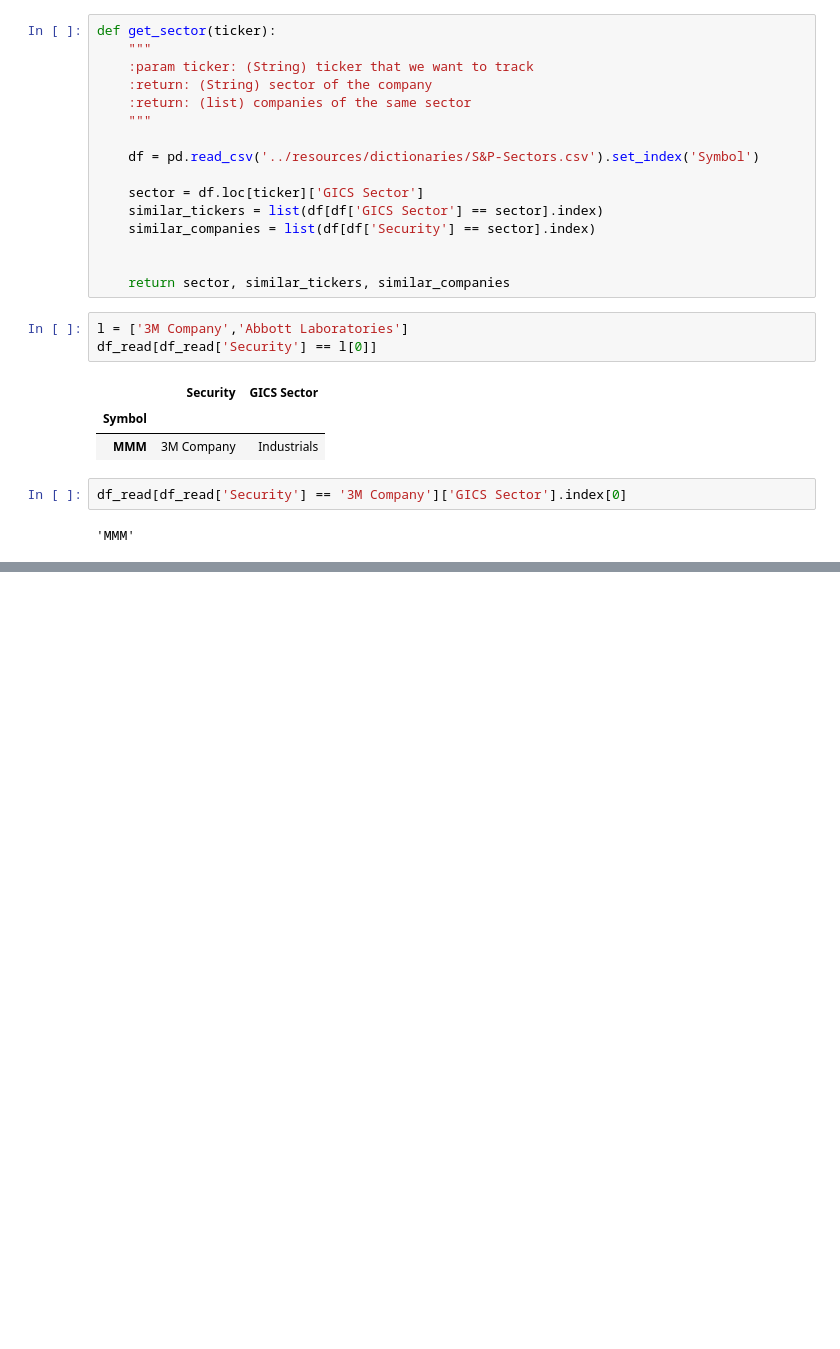
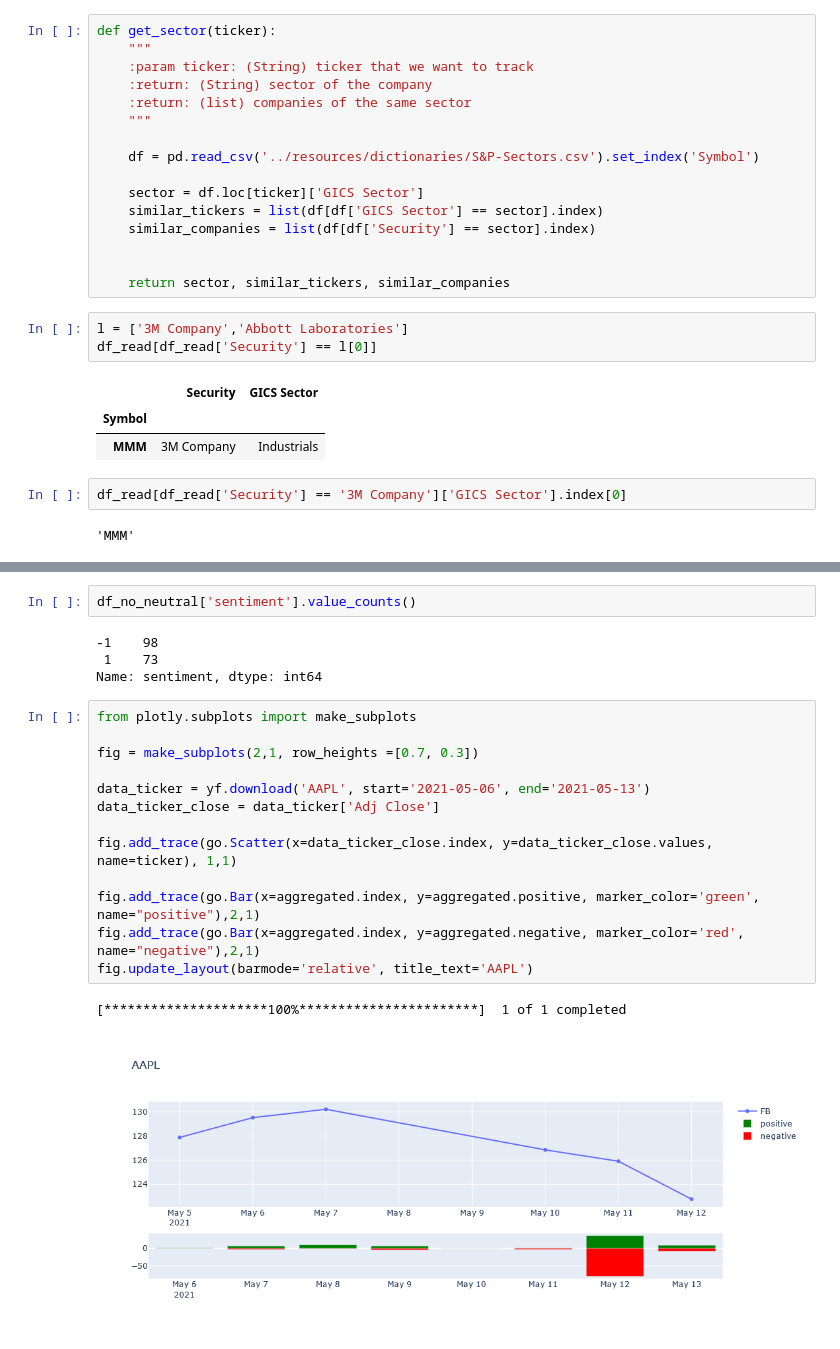
Before and after one commit to stAItuned/financial-sentiment-analysis, a Jupyter notebook: notebooks/yahoo_finance.ipynb, the cells around one changed output, grey strips where cells are left out. Drawn from its saved outputs; the diff is of its cells as text; blank space fills up the shorter version.

Commit message:
Plot - Sentiment and Stock trends

```diff
--- a/notebooks/yahoo_finance.ipynb
+++ b/notebooks/yahoo_finance.ipynb
@@ -169,0 +212,22 @@ df_read[df_read['Security'] == '3M Company']['GICS Sector'].index[0]
+# %%
+df_no_neutral['sentiment'].value_counts()
+# %% [output]
+-1    98
+ 1    73
+Name: sentiment, dtype: int64
+# %%
+from plotly.subplots import make_subplots
+
+fig = make_subplots(2,1, row_heights =[0.7, 0.3])
+
+data_ticker = yf.download('AAPL', start='2021-05-06', end='2021-05-13')
+data_ticker_close = data_ticker['Adj Close']
+
+fig.add_trace(go.Scatter(x=data_ticker_close.index, y=data_ticker_close.values, name=ticker), 1,1)
+
+fig.add_trace(go.Bar(x=aggregated.index, y=aggregated.positive, marker_color='green', name="positive"),2,1)
+fig.add_trace(go.Bar(x=aggregated.index, y=aggregated.negative, marker_color='red', name="negative"),2,1)
+fig.update_layout(barmode='relative', title_text='AAPL')
+# %% [output]
+[*********************100%***********************]  1 of 1 completed
+[figure, added]
```
Also changed, not shown: parts of 5 cells of this notebook, 1 other file.
